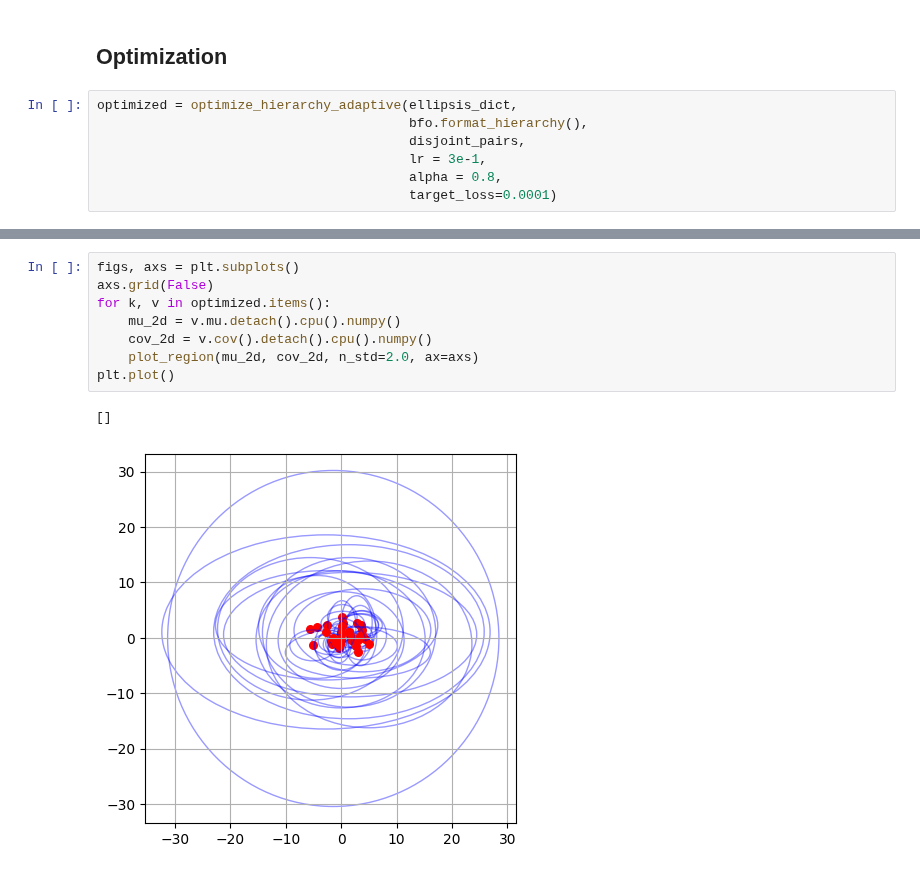
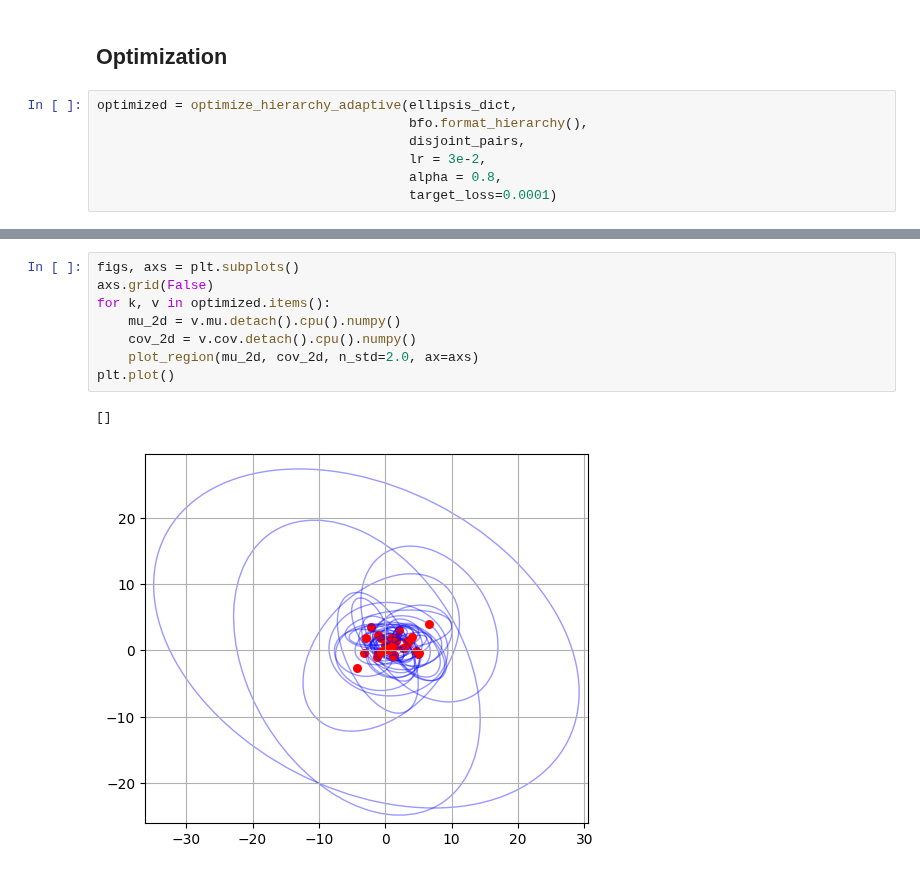
Before and after one commit to SamirKipper/Ontopo, a Jupyter notebook: src/test.ipynb, the cells around one changed output, grey strips where cells are left out. Cells and saved outputs as stored; diff of their text form.

```diff
--- a/src/test.ipynb
+++ b/src/test.ipynb
@@ -134,7 +134,7 @@ plt.plot()
 optimized = optimize_hierarchy_adaptive(ellipsis_dict,
                                         bfo.format_hierarchy(),
                                         disjoint_pairs,
-                                        lr = 3e-1,
+                                        lr = 3e-2,
                                         alpha = 0.8,
                                         target_loss=0.0001)
 # %% [output]
@@ -158,14 +158,14 @@ optimized = optimize_hierarchy_adaptive(ellipsis_dict,
 # %%
 figs, axs = plt.subplots()
 axs.grid(False)
 for k, v in optimized.items():
     mu_2d = v.mu.detach().cpu().numpy()
-    cov_2d = v.cov().detach().cpu().numpy()
+    cov_2d = v.cov.detach().cpu().numpy()
     plot_region(mu_2d, cov_2d, n_std=2.0, ax=axs)
 plt.plot()
 # %% [output]
 []
-[figure, old version]
+[figure, new version]
 # %%
 figs, axs = plt.subplots()
 for k, v in optimized.items():
```
Also changed, not shown: parts of 2 cells of this notebook, 1 other file.
